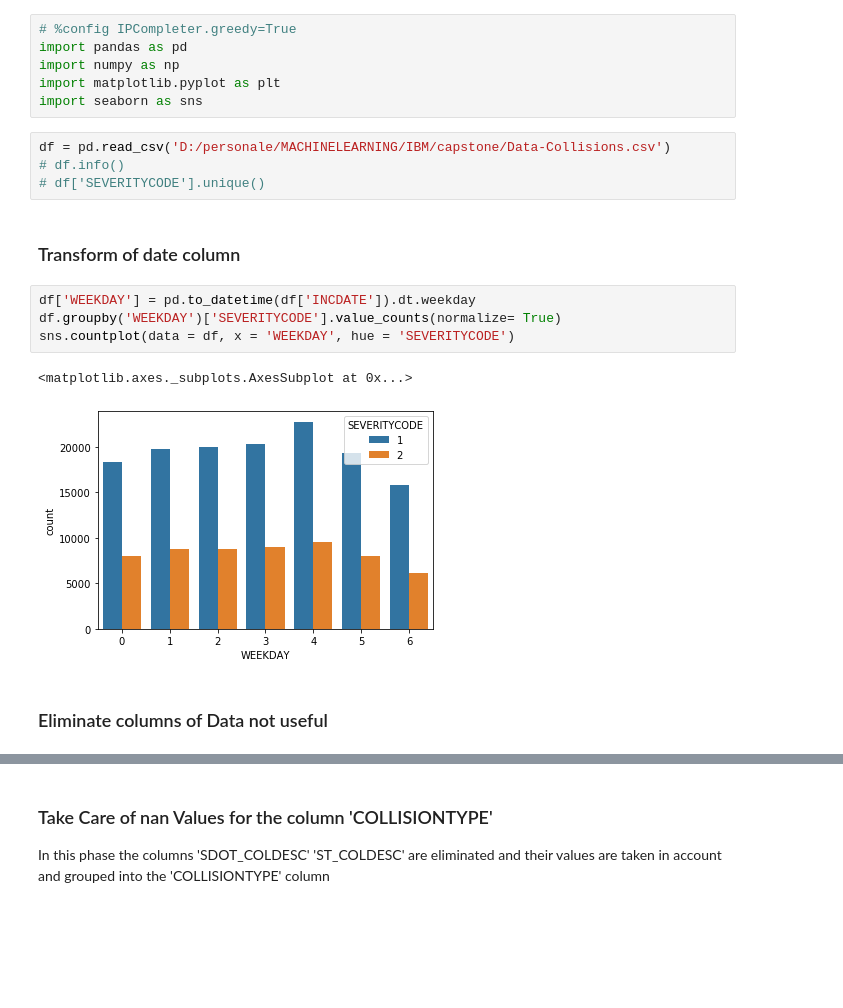
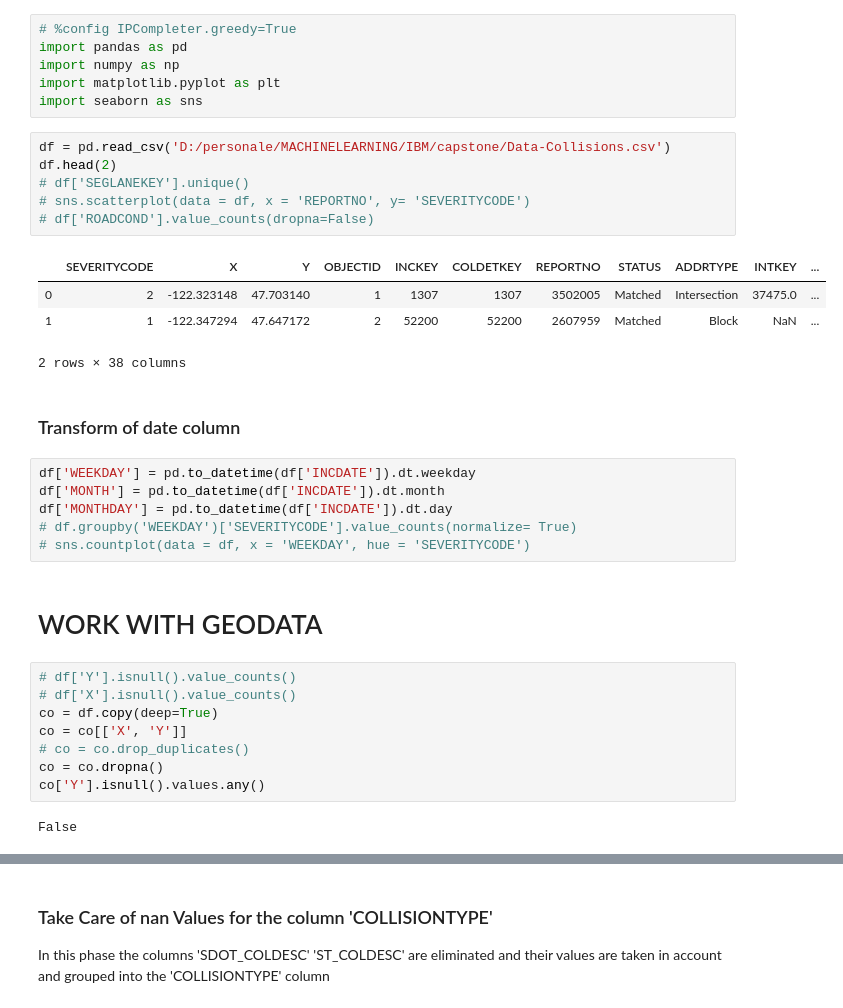
Before and after one commit to Antonio141/Coursera_Capstone, a Jupyter notebook: capstone.ipynb, the cells around one changed output, grey strips where cells are left out. Drawn from its saved outputs; the diff is of its cells as text; blank space fills up the shorter version.

Commit message:
commit report

```diff
--- a/capstone.ipynb
+++ b/capstone.ipynb
@@ -8,16 +8,32 @@ import matplotlib.pyplot as plt
 import seaborn as sns
 # %%
 df = pd.read_csv('D:/personale/MACHINELEARNING/IBM/capstone/Data-Collisions.csv')
-# df.info()
-# df['SEVERITYCODE'].unique()
+df.head(2)
+# df['SEGLANEKEY'].unique()
+# sns.scatterplot(data = df, x = 'REPORTNO', y= 'SEVERITYCODE')
+# df['ROADCOND'].value_counts(dropna=False)
+# %% [output]
+|  | SEVERITYCODE | X | Y | OBJECTID | INCKEY | COLDETKEY | REPORTNO | STATUS | ADDRTYPE | INTKEY | ... |
+| 0 | 2 | -122.323148 | 47.703140 | 1 | 1307 | 1307 | 3502005 | Matched | Intersection | 37475.0 | ... |
+| 1 | 1 | -122.347294 | 47.647172 | 2 | 52200 | 52200 | 2607959 | Matched | Block | NaN | ... |
+2 rows × 38 columns
 # %% [markdown]
 ### Transform of date column
 # %%
 df['WEEKDAY'] = pd.to_datetime(df['INCDATE']).dt.weekday
-df.groupby('WEEKDAY')['SEVERITYCODE'].value_counts(normalize= True)
-sns.countplot(data = df, x = 'WEEKDAY', hue = 'SEVERITYCODE')
+df['MONTH'] = pd.to_datetime(df['INCDATE']).dt.month
+df['MONTHDAY'] = pd.to_datetime(df['INCDATE']).dt.day
+# df.groupby('WEEKDAY')['SEVERITYCODE'].value_counts(normalize= True)
+# sns.countplot(data = df, x = 'WEEKDAY', hue = 'SEVERITYCODE')
-# %% [output]
-<matplotlib.axes._subplots.AxesSubplot at 0x...>
-[figure, removed]
-# %% [markdown]
-### Eliminate columns of Data not useful
+# %% [markdown]
+# WORK WITH GEODATA
+# %%
+# df['Y'].isnull().value_counts()
+# df['X'].isnull().value_counts()
+co = df.copy(deep=True)
+co = co[['X', 'Y']]
+# co = co.drop_duplicates()
+co = co.dropna()
+co['Y'].isnull().values.any()
+# %% [output]
+False
```
Also changed, not shown: parts of 30 cells of this notebook, 12 other files.
